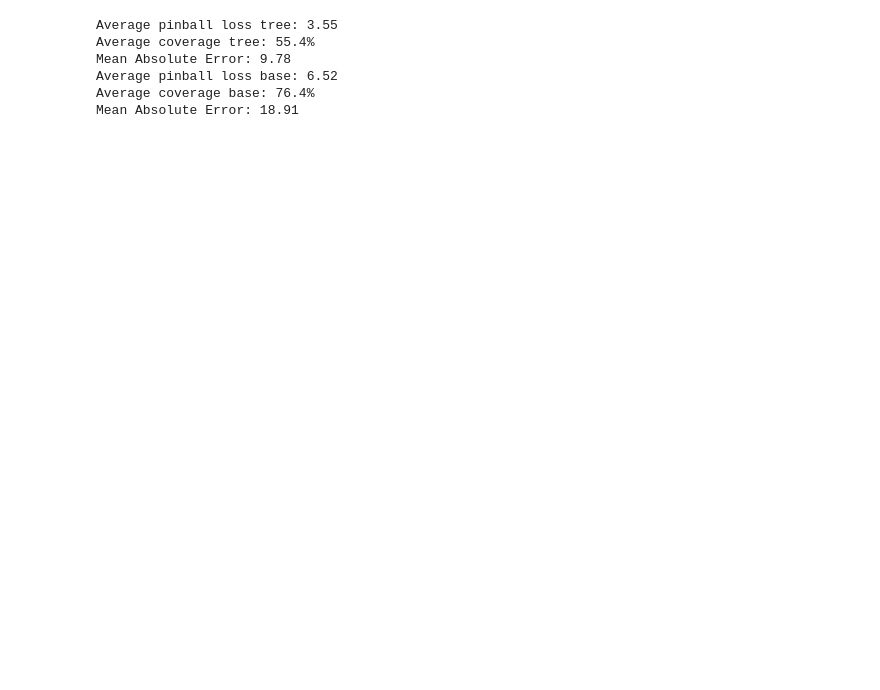
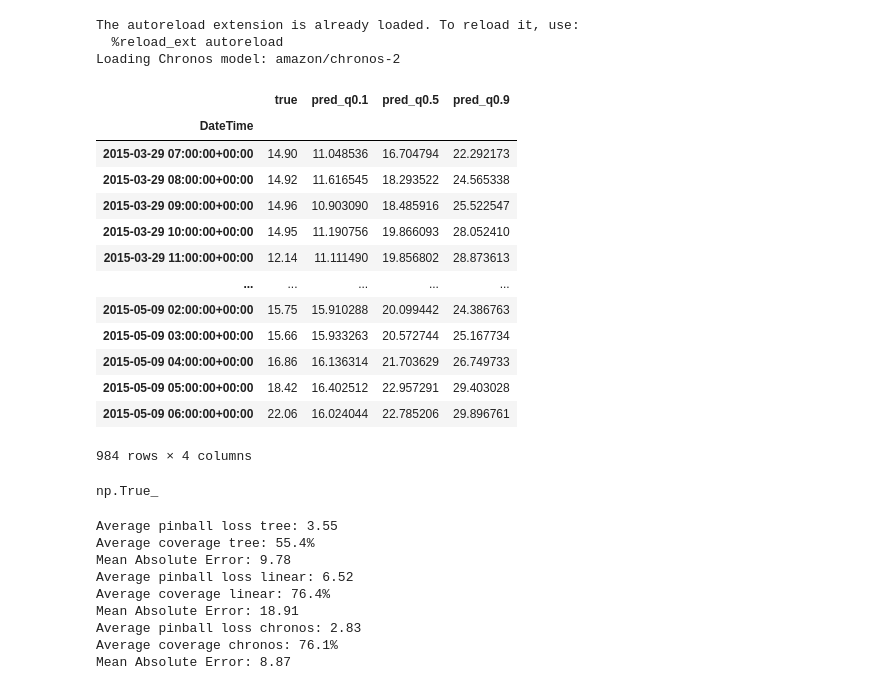
Before and after one commit to chiara-fb/day_ahead_forecasting, a Jupyter notebook: test.ipynb, the cells around one changed output. Drawn from its saved outputs; the diff is of its cells as text; code cells hidden in the pictures; blank space fills up the shorter version.

```diff
--- a/test.ipynb
+++ b/test.ipynb
@@ -1,3 +1,44 @@
+# %%
+from models.ChronosModel import ChronosModel
+import yaml
+import pandas as pd
+%load_ext autoreload
+%autoreload 2
+
+
+data = pd.read_csv("input/processed/data.csv", index_col=0, parse_dates=True)
+with open("config.yaml") as f:
+    config = yaml.safe_load(f)
+
+model = ChronosModel(config["TreeModel"], quantiles=[0.1,0.5,0.9])
+preds = model.rolling_forecast(data.iloc[:3000])
+# %% [output]
+The autoreload extension is already loaded. To reload it, use:
+  %reload_ext autoreload
+Loading Chronos model: amazon/chronos-2
+# %%
+from models.TreeModel import TreeModel
+
+model = TreeModel(config=["TreeModel"])
+# %% [output]
+|  | true | pred_q0.1 | pred_q0.5 | pred_q0.9 |
+| DateTime |  |  |  |  |
+| 2015-03-29 07:00:00+00:00 | 14.90 | 11.048536 | 16.704794 | 22.292173 |
+| 2015-03-29 08:00:00+00:00 | 14.92 | 11.616545 | 18.293522 | 24.565338 |
+| 2015-03-29 09:00:00+00:00 | 14.96 | 10.903090 | 18.485916 | 25.522547 |
+| 2015-03-29 10:00:00+00:00 | 14.95 | 11.190756 | 19.866093 | 28.052410 |
+| 2015-03-29 11:00:00+00:00 | 12.14 | 11.111490 | 19.856802 | 28.873613 |
+| ... | ... | ... | ... | ... |
+| 2015-05-09 02:00:00+00:00 | 15.75 | 15.910288 | 20.099442 | 24.386763 |
+| 2015-05-09 03:00:00+00:00 | 15.66 | 15.933263 | 20.572744 | 25.167734 |
+| 2015-05-09 04:00:00+00:00 | 16.86 | 16.136314 | 21.703629 | 26.749733 |
+| 2015-05-09 05:00:00+00:00 | 18.42 | 16.402512 | 22.957291 | 29.403028 |
+| 2015-05-09 06:00:00+00:00 | 22.06 | 16.024044 | 22.785206 | 29.896761 |
+984 rows × 4 columns
+# %%
+(y_true.index == y_pred.index).all()
+# %% [output]
+np.True_
 # %%
 from utils.losses import *
 from pathlib import Path
@@ -6,23 +47,32 @@ import pandas as pd
 # assume the latest prediction is always the best prediction
 tree_file = [f for f in (Path("output") / "tree_based").rglob("*predictions.csv")][-1]
 linear_file = [f for f in (Path("output") / "linear").rglob("*predictions.csv")][-1]
-chronos_file = [f for f in (Path("output") / "linear").rglob("*predictions.csv")][-1]
+chronos_file = [f for f in (Path("output") / "chronos").rglob("*predictions.csv")][-1]
 
 tree_df = pd.read_csv(tree_file, index_col=0)
 linear_df = pd.read_csv(linear_file, index_col=0)
 chronos_df = pd.read_csv(chronos_file, index_col=0)
 
+avg_losses, avg_covs, avg_mae_losses = {}, {}, {}
+
 for name, df in zip(["tree" ,"linear", "chronos"],[tree_df, linear_df, chronos_df]):
-    avg_loss = average_pinball_loss(df).mean()
-    print(f"Average pinball loss {name}: {avg_loss:.2f}")
-    avg_coverage = coverage_within_range(df).mean()
-    print(f"Average coverage {name}: {avg_coverage:.1%}")
-    mae = (df.iloc[:,0] - df.iloc[:,2]).abs().mean()
-    print(f"Mean Absolute Error: {mae:.2f}")
+    avg_loss = average_pinball_loss(df)
+    print(f"Average pinball loss {name}: {avg_loss.mean():.2f}")
+    avg_coverage = coverage_within_range(df)
+    print(f"Average coverage {name}: {avg_coverage.mean():.1%}")
+    mae = (df.iloc[:,0] - df.iloc[:,2]).abs()
+    print(f"Mean Absolute Error: {mae.mean():.2f}")
+
+    avg_losses[name] = avg_loss
+    avg_covs[name] = avg_coverage
+    avg_mae_losses[name] = mae
 # %% [output]
 Average pinball loss tree: 3.55
 Average coverage tree: 55.4%
 Mean Absolute Error: 9.78
-Average pinball loss base: 6.52
-Average coverage base: 76.4%
+Average pinball loss linear: 6.52
+Average coverage linear: 76.4%
 Mean Absolute Error: 18.91
+Average pinball loss chronos: 2.83
+Average coverage chronos: 76.1%
+Mean Absolute Error: 8.87
```
Also changed, not shown: parts of 2 cells of this notebook, 9 other files.
